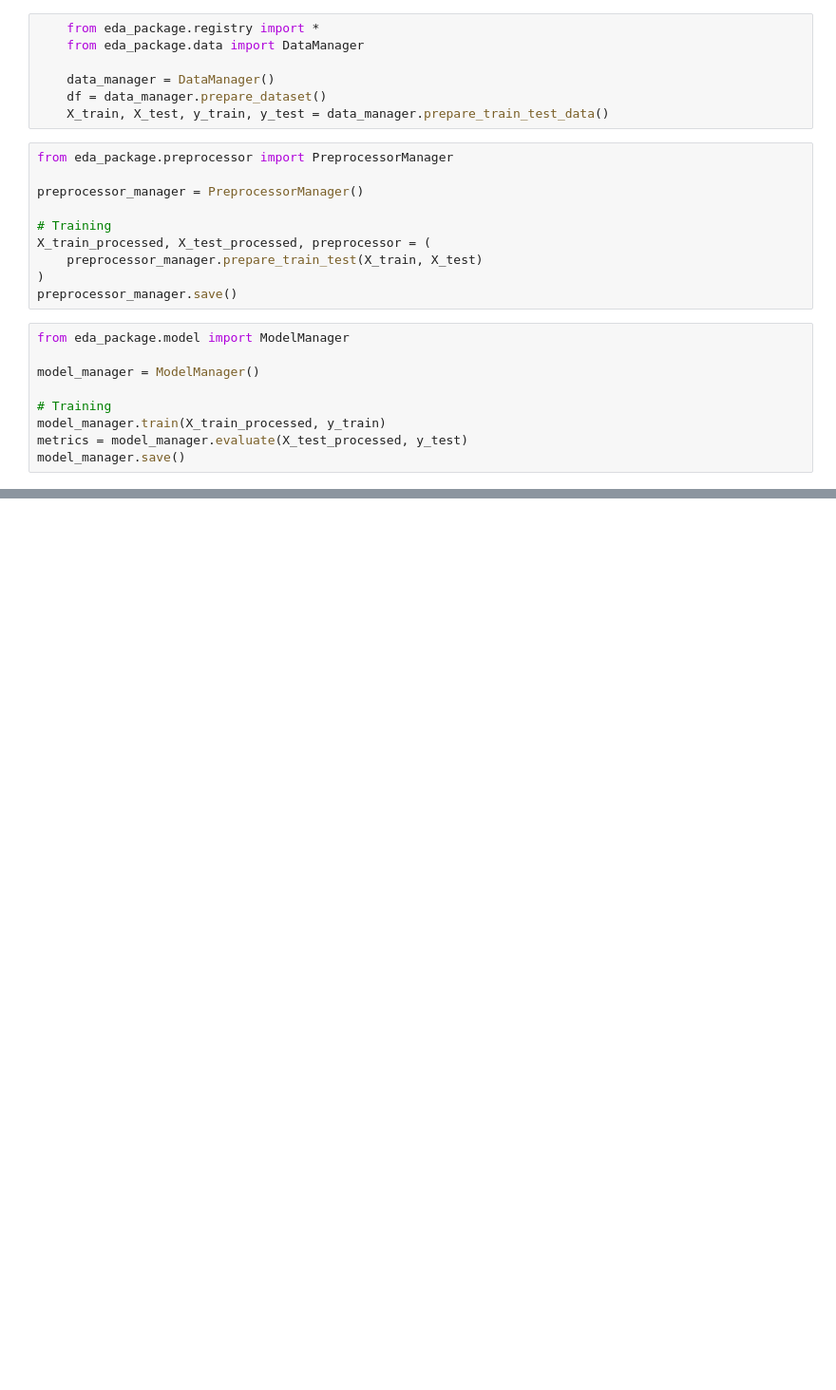
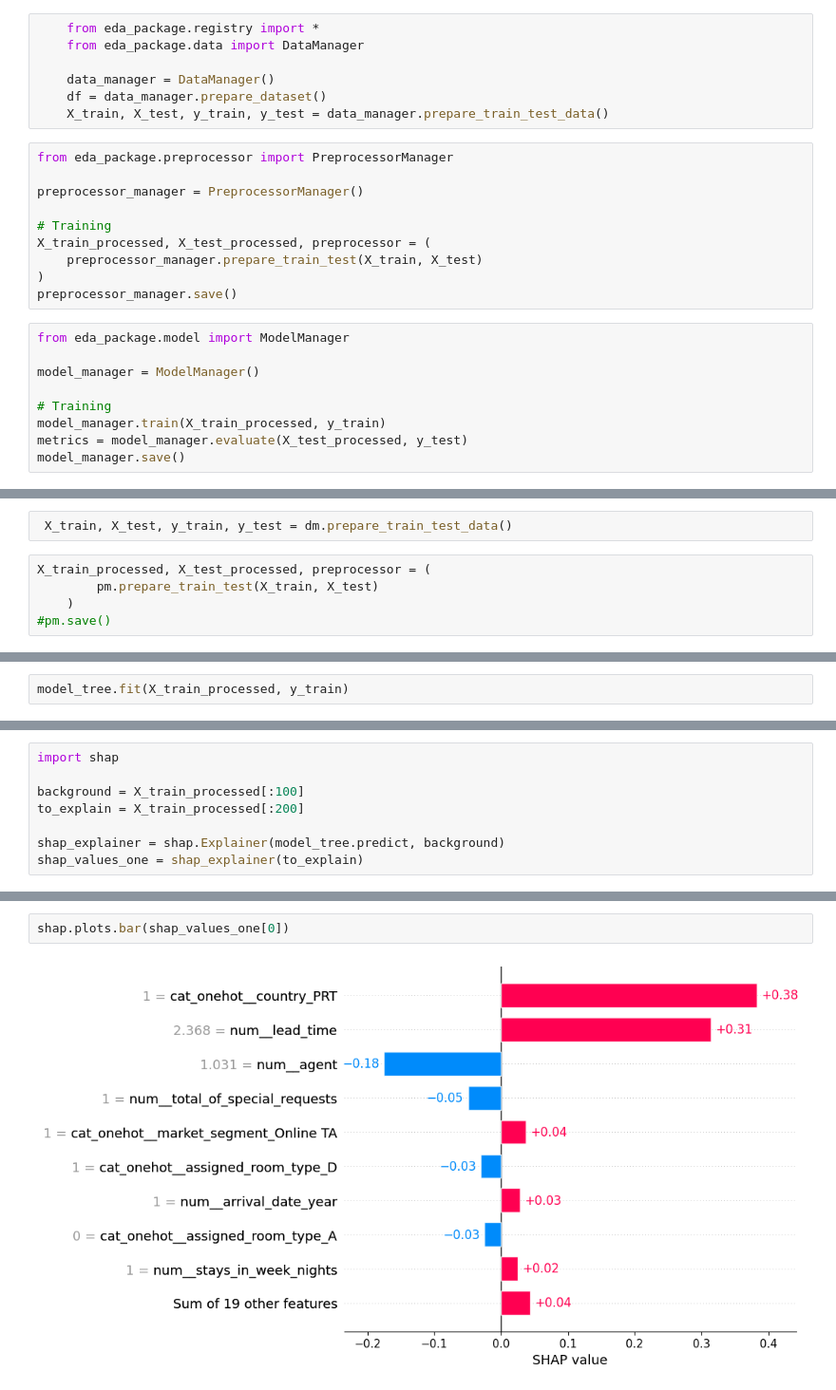
Before and after one commit to bezawitzyb/noshowshield, a Jupyter notebook: notebook/ab_api.ipynb, the cells around one changed output, grey strips where cells are left out. Shown at 95% size. Cells and saved outputs as stored; diff of their text form; blank space fills up the shorter version.

Commit message:
prelim analysis shap

```diff
--- a/notebook/ab_api.ipynb
+++ b/notebook/ab_api.ipynb
@@ -221,0 +183,7 @@ ValueError: could not convert string to float: '[5.331213E-1]'
+# %%
+ X_train, X_test, y_train, y_test = dm.prepare_train_test_data()
+# %%
+X_train_processed, X_test_processed, preprocessor = (
+        pm.prepare_train_test(X_train, X_test)
+    )
+#pm.save()
@@ -221,0 +193,2 @@ ValueError: could not convert string to float: '[5.331213E-1]'
+# %%
+model_tree.fit(X_train_processed, y_train)
@@ -221,0 +222,8 @@ ValueError: could not convert string to float: '[5.331213E-1]'
+# %%
+import shap
+
+background = X_train_processed[:100]
+to_explain = X_train_processed[:200]
+
+shap_explainer = shap.Explainer(model_tree.predict, background)
+shap_values_one = shap_explainer(to_explain)
@@ -221,0 +246,4 @@ ValueError: could not convert string to float: '[5.331213E-1]'
+# %%
+shap.plots.bar(shap_values_one[0])
+# %% [output]
+[figure, added]
```
Also changed, not shown: parts of 23 cells of this notebook.
